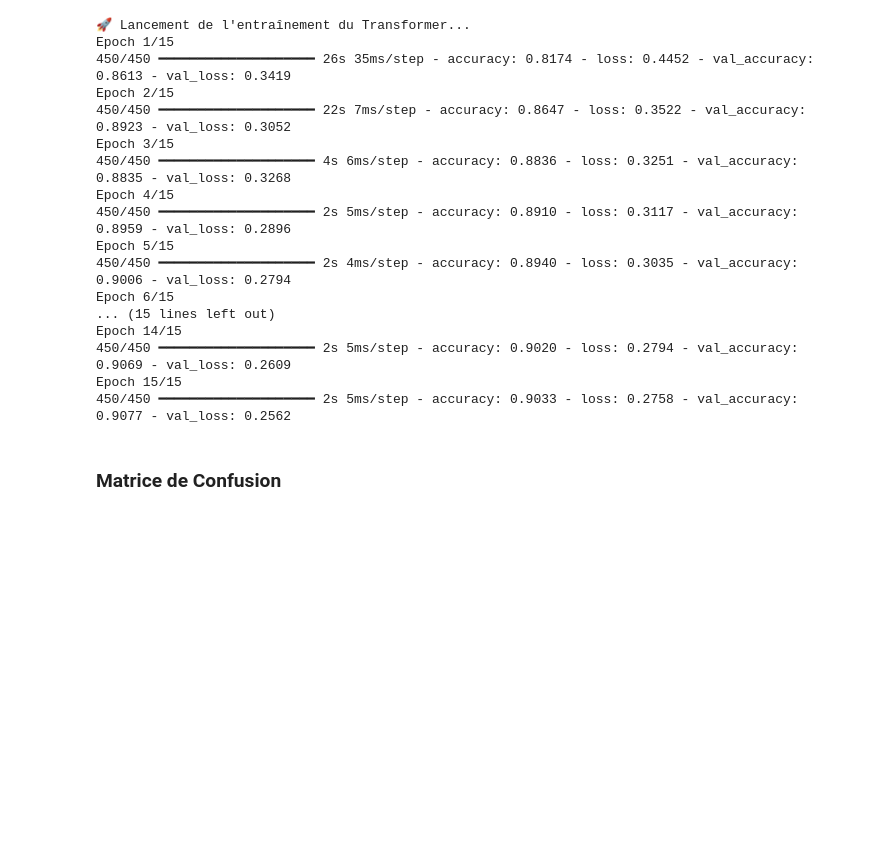
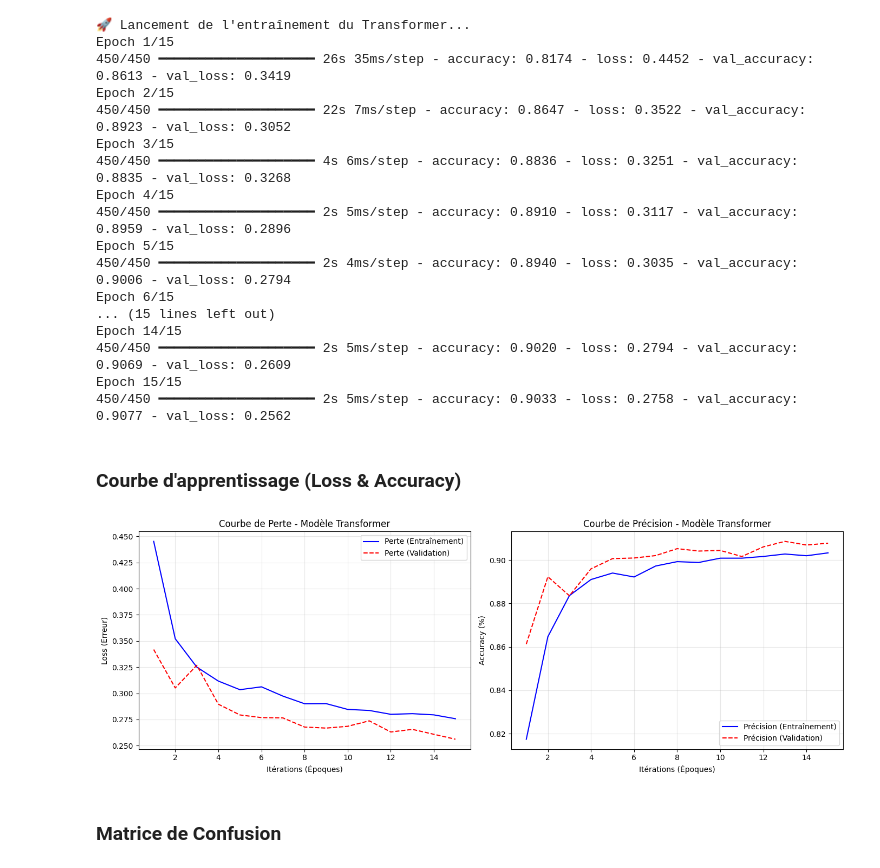
Before and after one commit to babycrashdev/m1_ia, a Jupyter notebook: Projet_ia.ipynb, the cells around one changed output. Cells and saved outputs as stored; diff of their text form; code cells hidden in the pictures; blank space fills up the shorter version.

```diff
--- a/Projet_ia.ipynb
+++ b/Projet_ia.ipynb
@@ -454,6 +497,12 @@ Epoch 14/15
 450/450 ━━━━━━━━━━━━━━━━━━━━ 2s 5ms/step - accuracy: 0.9020 - loss: 0.2794 - val_accuracy: 0.9069 - val_loss: 0.2609
 Epoch 15/15
 450/450 ━━━━━━━━━━━━━━━━━━━━ 2s 5ms/step - accuracy: 0.9033 - loss: 0.2758 - val_accuracy: 0.9077 - val_loss: 0.2562
+# %% [markdown]
+### Courbe d'apprentissage (Loss & Accuracy)
+# %%
+plot_learning_curves(history_transformer, "Modèle Transformer")
+# %% [output]
+[figure, added]
 # %% [markdown]
 ### Matrice de Confusion
 # %%
```
Also changed, not shown: parts of 7 cells of this notebook.
